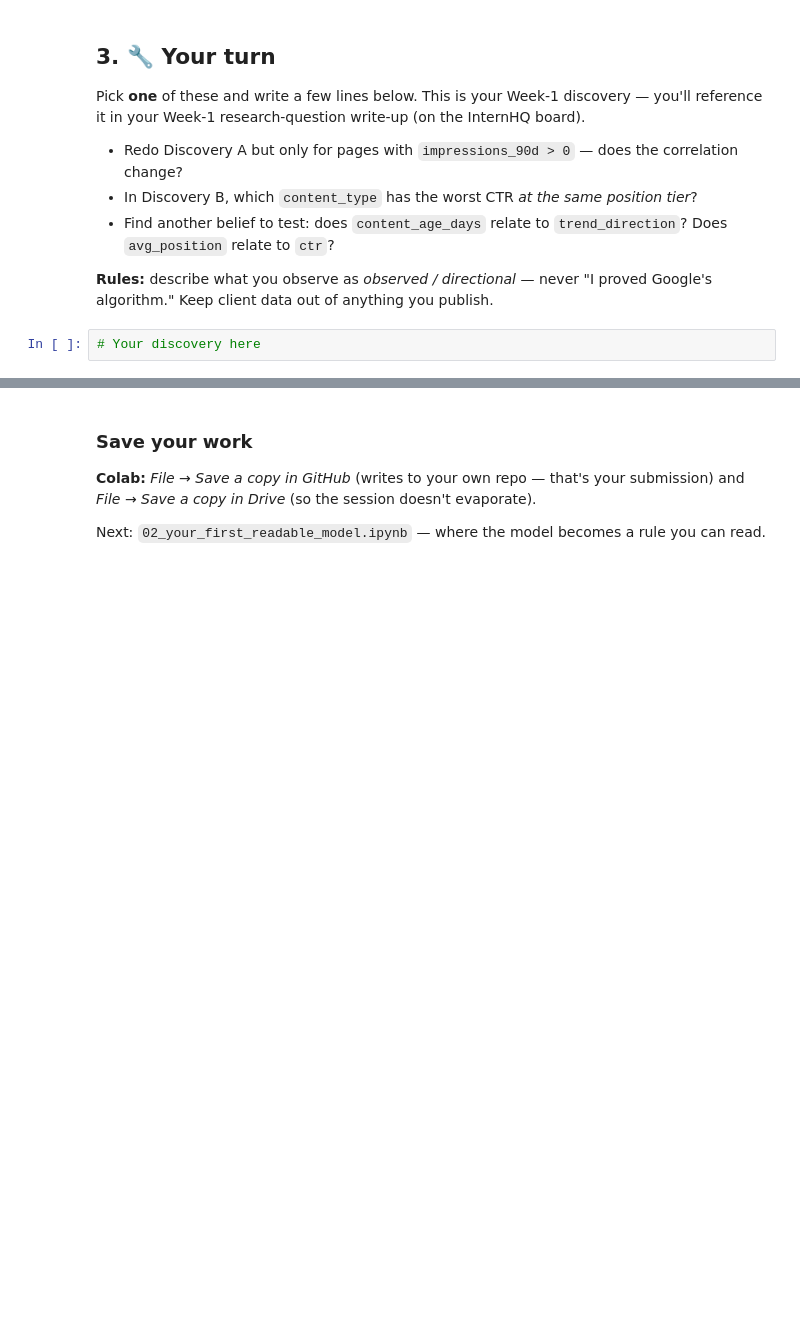
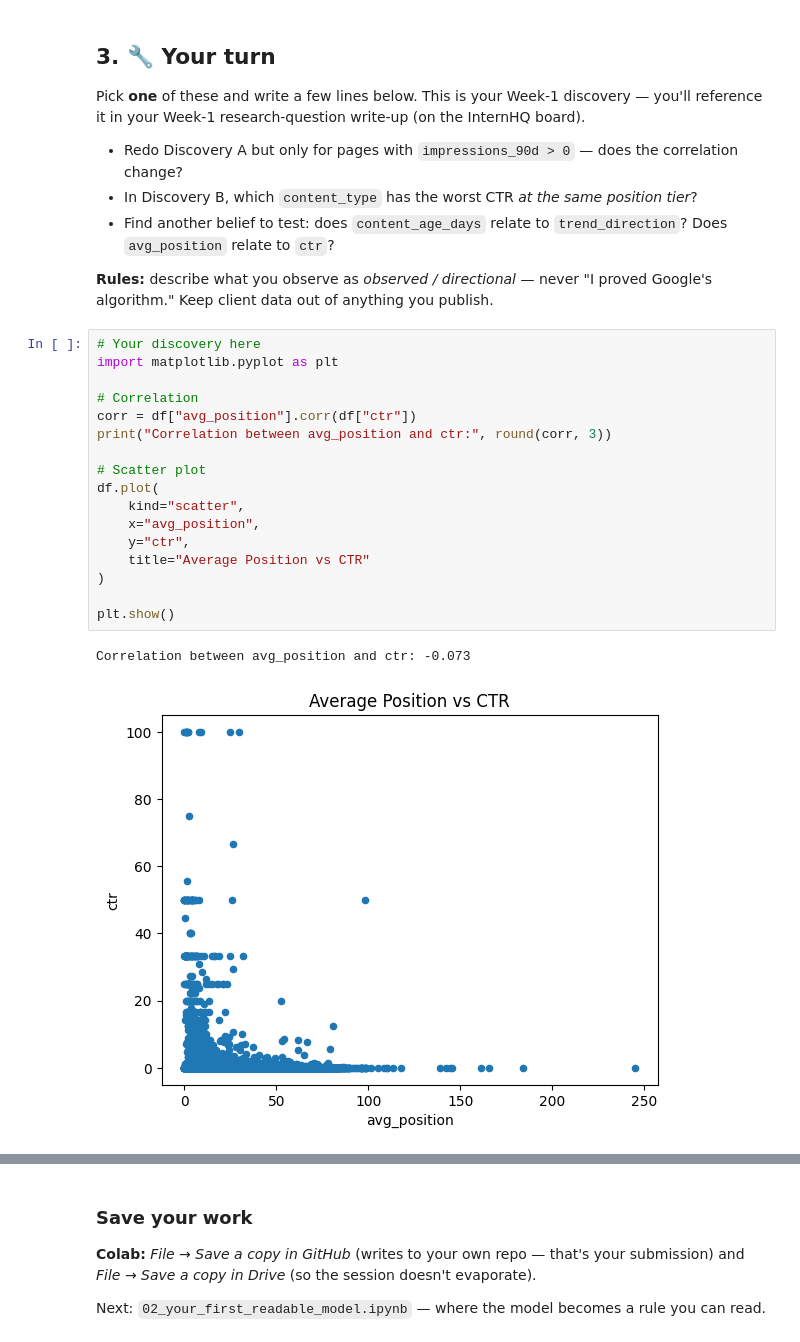
Before and after one commit to Zainab-Aijaz/WEEK1_ML_Assignment_FlyRank_Internship, a Jupyter notebook: notebooks/01_first_look_and_discovery.ipynb, the cells around one changed output, grey strips where cells are left out. Saved outputs shown, nothing was run; the diff lists cells and outputs as text; blank space fills up the shorter version.

```diff
--- a/notebooks/01_first_look_and_discovery.ipynb
+++ b/notebooks/01_first_look_and_discovery.ipynb
@@ -99,3 +153,21 @@ Pick **one** of these and write a few lines below. This is your Week-1 discovery
 **Rules:** describe what you observe as *observed / directional* — never "I proved Google's algorithm." Keep client data out of anything you publish.
 # %%
 # Your discovery here
+import matplotlib.pyplot as plt
+
+# Correlation
+corr = df["avg_position"].corr(df["ctr"])
+print("Correlation between avg_position and ctr:", round(corr, 3))
+
+# Scatter plot
+df.plot(
+    kind="scatter",
+    x="avg_position",
+    y="ctr",
+    title="Average Position vs CTR"
+)
+
+plt.show()
+# %% [output]
+Correlation between avg_position and ctr: -0.073
+[figure, added]
```
Also changed, not shown: parts of 10 cells of this notebook.
